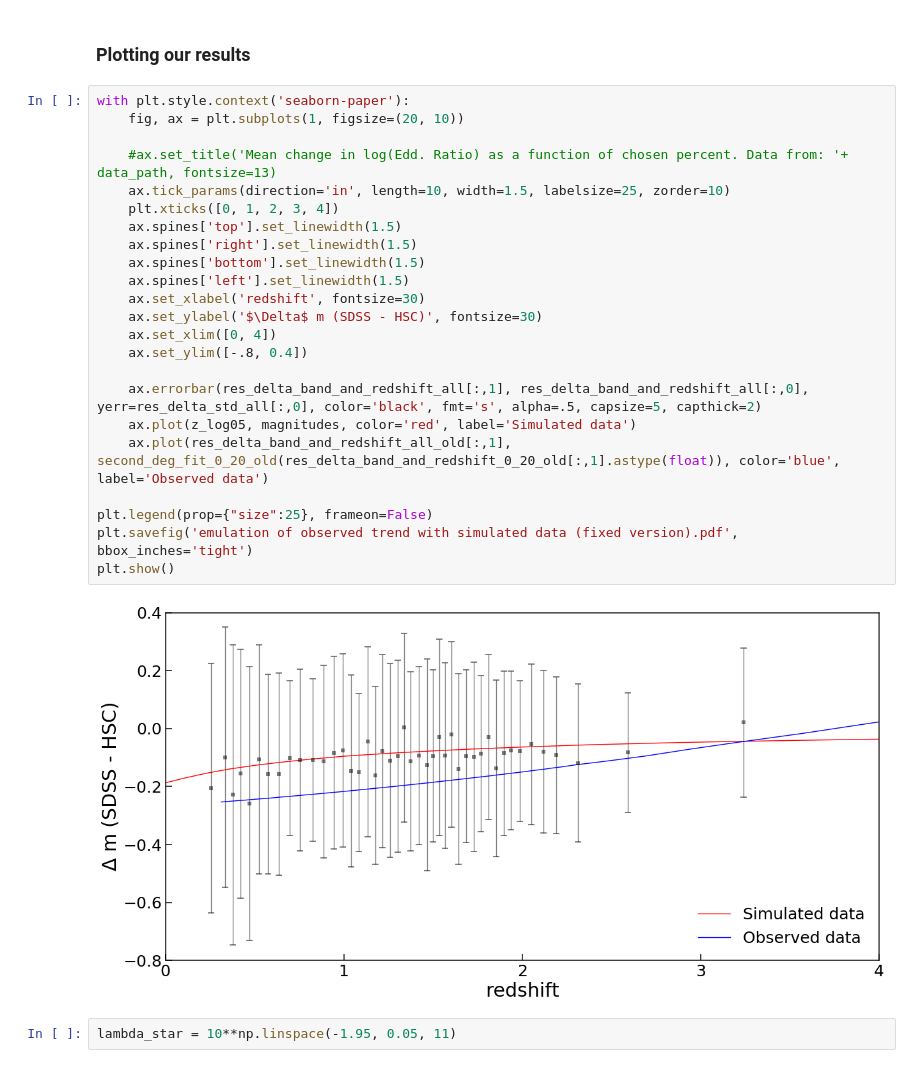
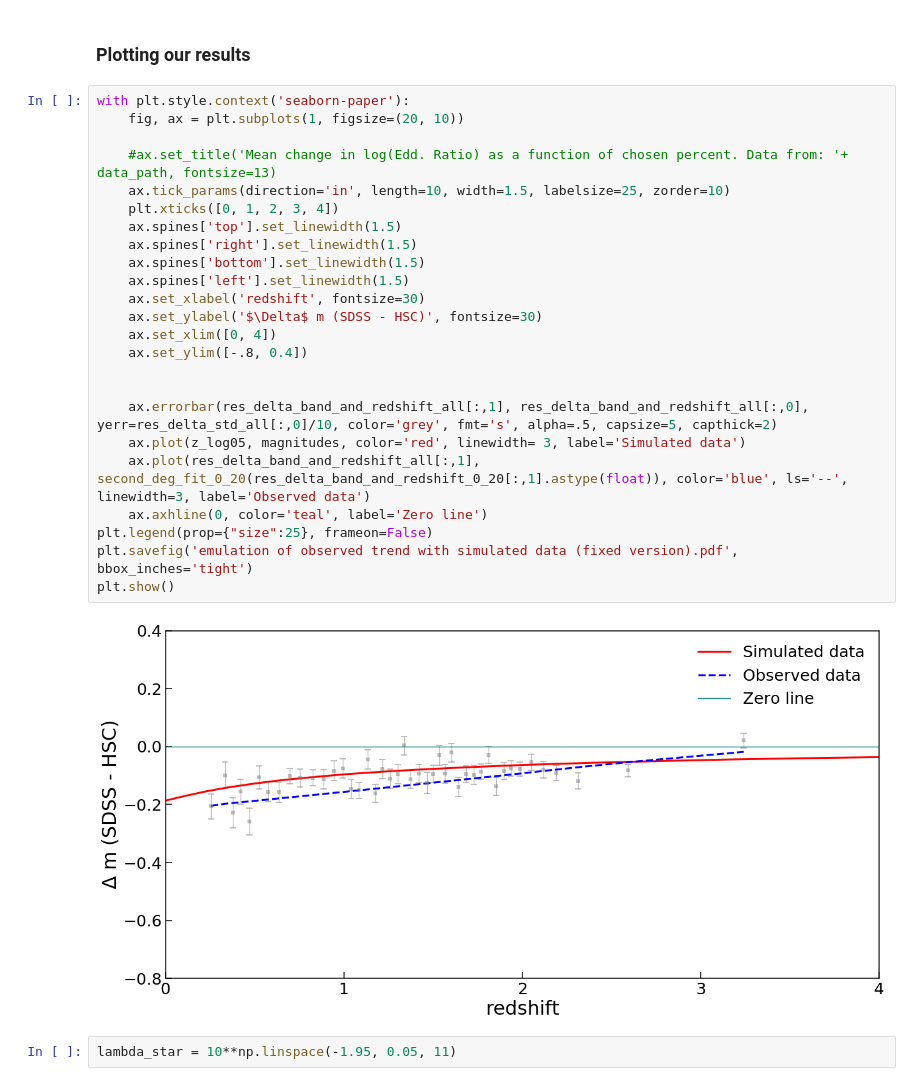
Before and after one commit to openhearted99/AGN_variability_project, a Jupyter notebook: Simulations/visualization/custom_run/Factory2.0.ipynb, the cells around one changed output. Cells and saved outputs as stored; diff of their text form.

Commit message:
Updated graphics

```diff
--- a/Simulations/visualization/custom_run/Factory2.0.ipynb
+++ b/Simulations/visualization/custom_run/Factory2.0.ipynb
@@ -648,28 +648,29 @@ magnitudes = means05*2.5
 # %%
 with plt.style.context('seaborn-paper'):
     fig, ax = plt.subplots(1, figsize=(20, 10))
 
     #ax.set_title('Mean change in log(Edd. Ratio) as a function of chosen percent. Data from: '+ data_path, fontsize=13)
     ax.tick_params(direction='in', length=10, width=1.5, labelsize=25, zorder=10)
     plt.xticks([0, 1, 2, 3, 4])
     ax.spines['top'].set_linewidth(1.5)
     ax.spines['right'].set_linewidth(1.5)
     ax.spines['bottom'].set_linewidth(1.5)
     ax.spines['left'].set_linewidth(1.5)
     ax.set_xlabel('redshift', fontsize=30)
     ax.set_ylabel('$\Delta$ m (SDSS - HSC)', fontsize=30)
     ax.set_xlim([0, 4])
     ax.set_ylim([-.8, 0.4])
 
-    ax.errorbar(res_delta_band_and_redshift_all[:,1], res_delta_band_and_redshift_all[:,0], yerr=res_delta_std_all[:,0], color='black', fmt='s', alpha=.5, capsize=5, capthick=2)
-    ax.plot(z_log05, magnitudes, color='red', label='Simulated data')
-    ax.plot(res_delta_band_and_redshift_all_old[:,1], second_deg_fit_0_20_old(res_delta_band_and_redshift_0_20_old[:,1].astype(float)), color='blue', label='Observed data')
 
+    ax.errorbar(res_delta_band_and_redshift_all[:,1], res_delta_band_and_redshift_all[:,0], yerr=res_delta_std_all[:,0]/10, color='grey', fmt='s', alpha=.5, capsize=5, capthick=2)
+    ax.plot(z_log05, magnitudes, color='red', linewidth= 3, label='Simulated data')
+    ax.plot(res_delta_band_and_redshift_all[:,1], second_deg_fit_0_20(res_delta_band_and_redshift_0_20[:,1].astype(float)), color='blue', ls='--', linewidth=3, label='Observed data')
+    ax.axhline(0, color='teal', label='Zero line')
 plt.legend(prop={"size":25}, frameon=False)
 plt.savefig('emulation of observed trend with simulated data (fixed version).pdf', bbox_inches='tight')
 plt.show()
 # %% [output]
-[figure, old version]
+[figure, new version]
 # %%
 lambda_star = 10**np.linspace(-1.95, 0.05, 11)
 # %%
```
Also changed, not shown: 4 other files.
